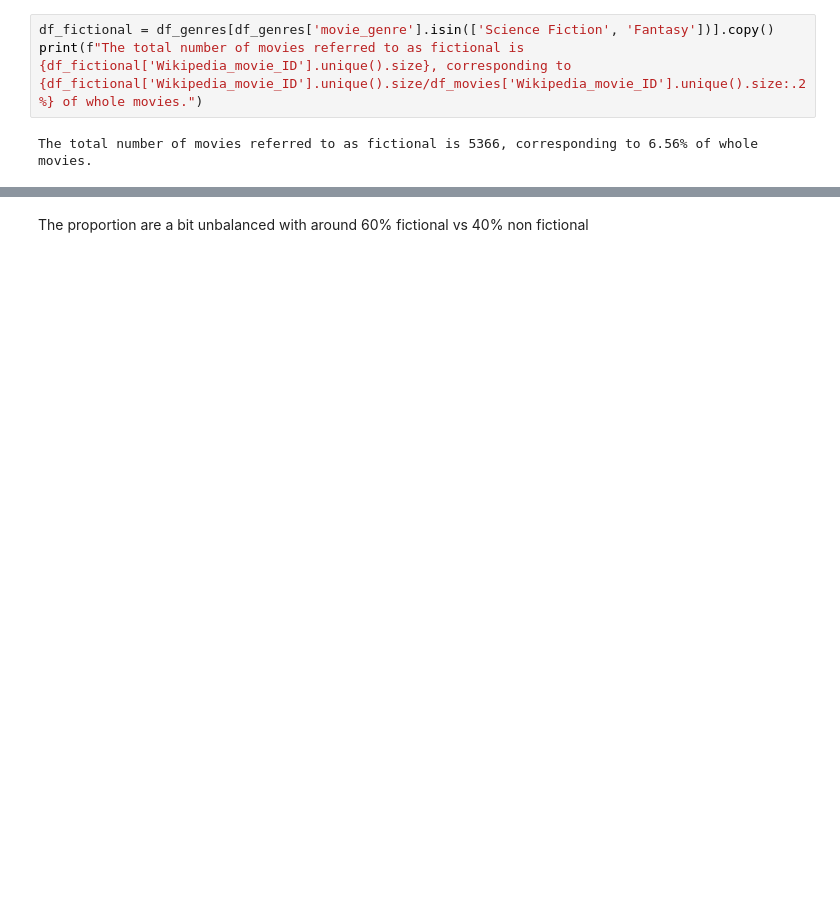
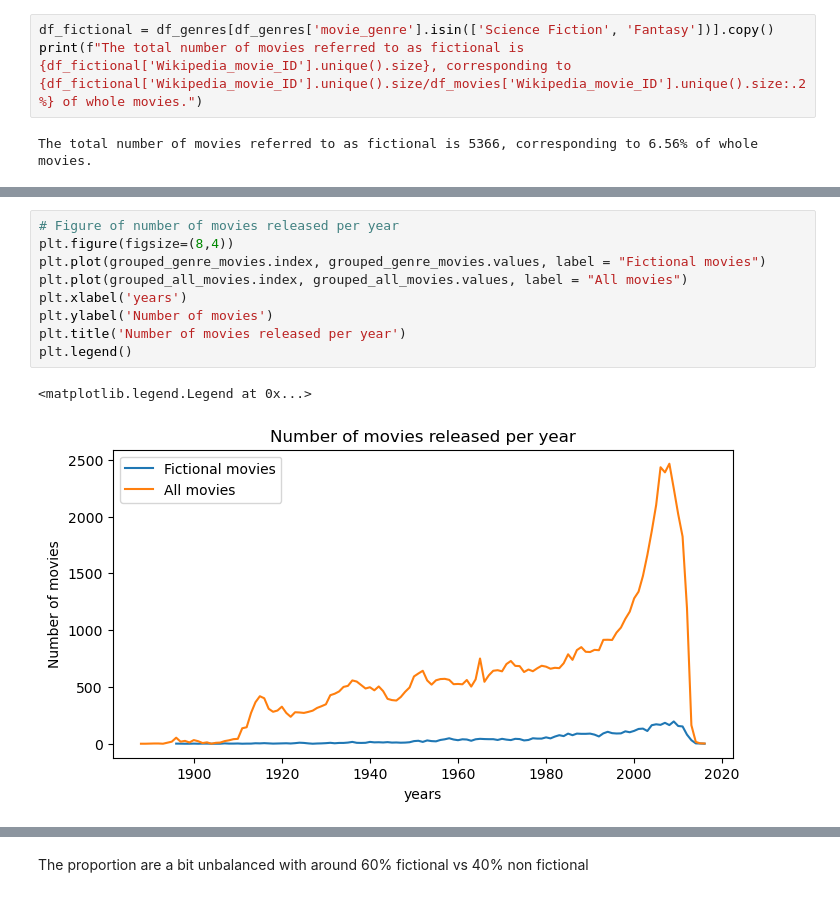
Before and after one commit to epfl-ada/ada-2023-project-thepiratesofthestreet, a Jupyter notebook: milestone2.ipynb, the cells around one changed output, grey strips where cells are left out. Cells and saved outputs as stored; diff of their text form; blank space fills up the shorter version.

```diff
--- a/milestone2.ipynb
+++ b/milestone2.ipynb
@@ -136,3 +165,15 @@ df_movies_fictional.head()
+# %%
+# Figure of number of movies released per year
+plt.figure(figsize=(8,4))
+plt.plot(grouped_genre_movies.index, grouped_genre_movies.values, label = "Fictional movies")
+plt.plot(grouped_all_movies.index, grouped_all_movies.values, label = "All movies")
+plt.xlabel('years')
+plt.ylabel('Number of movies')
+plt.title('Number of movies released per year')
+plt.legend()
+# %% [output]
+<matplotlib.legend.Legend at 0x...>
+[figure, added]
 # %%
 # We can now check if we observe already a difference between Fantasy and Science Fiction through years
 plt.figure(figsize=(8,4))
```
Also changed, not shown: parts of 38 cells of this notebook, 1 other file.
